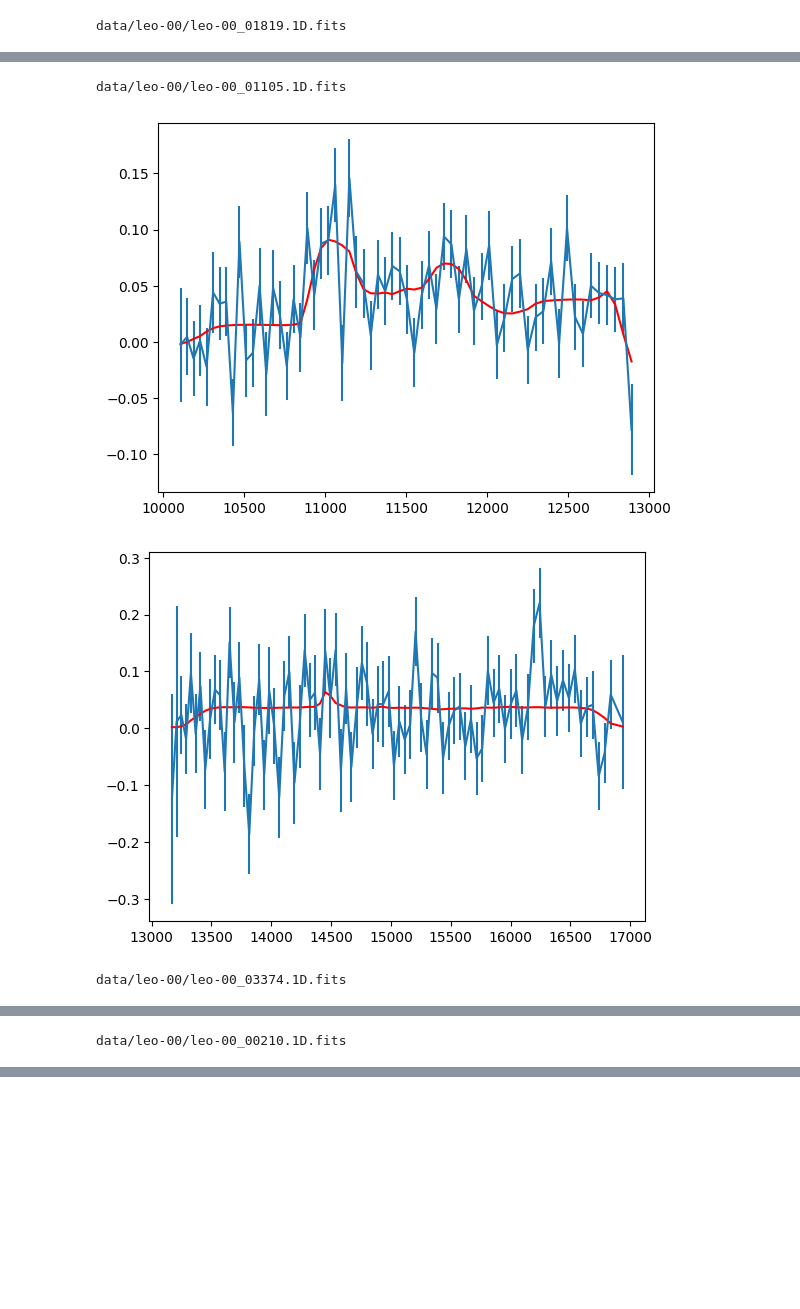
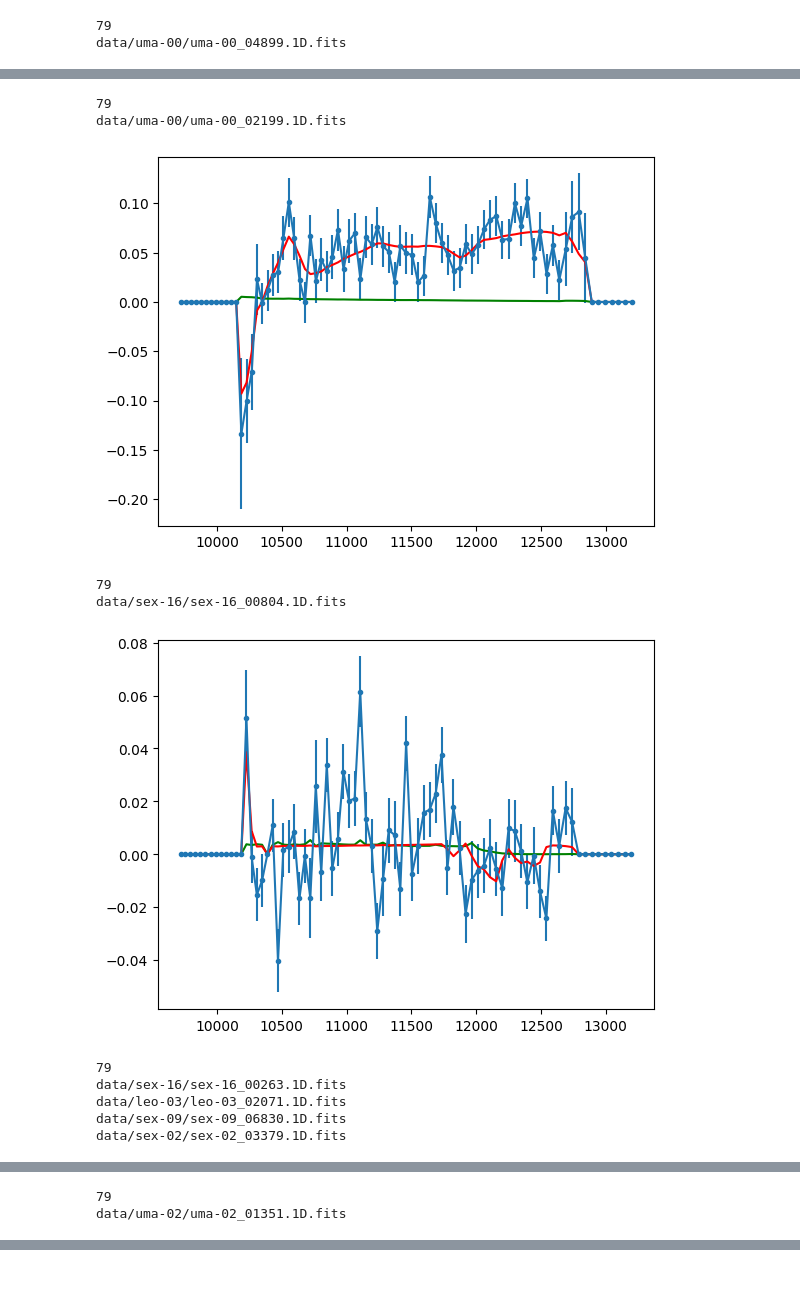
Before and after one commit to 2003cy/ssl_outthere, a Jupyter notebook: images/OUTTHERE/check_image_and_spectra.ipynb, the cells around one changed output, grey strips where cells are left out. Saved outputs shown, nothing was run; the diff lists cells and outputs as text; code cells hidden in the pictures; blank space fills up the shorter version.

```diff
--- a/images/OUTTHERE/check_image_and_spectra.ipynb
+++ b/images/OUTTHERE/check_image_and_spectra.ipynb
@@ -32,15 +33,24 @@ Table length=59414
 # %%
-for obj in master_cat[sample(range(len(master_cat[master_cat['field']=='leo-00'])),30)]:
+for obj in master_cat[sample(range(len(master_cat)),30)]:
     data_path = f"data/{obj['field']}/{obj['field']}_{str(obj['id']).zfill(5)}.1D.fits"
+    data_path_img = f"data/{obj['field']}/{obj['field']}_{str(obj['id']).zfill(5)}.2D.fits"
     print(data_path)
-    with fits.open(data_path) as hdul:
-        for hdu in hdul:
-            if hdu.name in ['F115W','F150W','F200W']:
-                spec = Table(hdu.data)
-                wave, flux, err, line = spec['wave'], spec['flux'], spec['err'], spec['line']
-                mask = flux != 0
-                wave, flux, err = wave[mask], flux[mask], err[mask]
-                plt.errorbar(wave, flux, yerr=err)
-                plt.plot(wave, line[mask], color='red')
-                plt.show()
+    try:
+        with fits.open(data_path) as hdul:
+            for hdu in hdul:
+                if hdu.name in ['F115W']:#,'F150W','F200W']:
+                    spec = Table(hdu.data)
+                    wave, flux, err, line, contam = spec['wave'], spec['flux'], spec['err'], spec['line'], spec['contam']
+                    #compute the average s/n
+                    #mask = flux != 0
+                    #wave, flux, err = wave[mask], flux[mask], err[mask]
+
+                    plt.errorbar(wave, flux, yerr=err, marker='.')
+                    plt.plot(wave, contam, color='green')
+                    plt.plot(wave, line, color='red')
+                    plt.show()
+
+                    print(len(wave))
+    except:
+        continue
 # %% [output]
@@ -49 +59,2 @@ data/leo-00/leo-00_01384.1D.fits
-data/leo-00/leo-00_01819.1D.fits
+79
+data/uma-00/uma-00_04899.1D.fits
@@ -51,4 +62,11 @@ data/leo-00/leo-00_01819.1D.fits
-data/leo-00/leo-00_01105.1D.fits
+79
+data/uma-00/uma-00_02199.1D.fits
-[figure, old version]
+[figure, new version]
+79
+data/sex-16/sex-16_00804.1D.fits
-[figure, old version]
+[figure, new version]
-data/leo-00/leo-00_03374.1D.fits
+79
+data/sex-16/sex-16_00263.1D.fits
+data/leo-03/leo-03_02071.1D.fits
+data/sex-09/sex-09_06830.1D.fits
+data/sex-02/sex-02_03379.1D.fits
@@ -56 +74,2 @@ data/leo-00/leo-00_03374.1D.fits
-data/leo-00/leo-00_00210.1D.fits
+79
+data/uma-02/uma-02_01351.1D.fits
```
Also changed, not shown: parts of 8 cells of this notebook, 29 other files.
